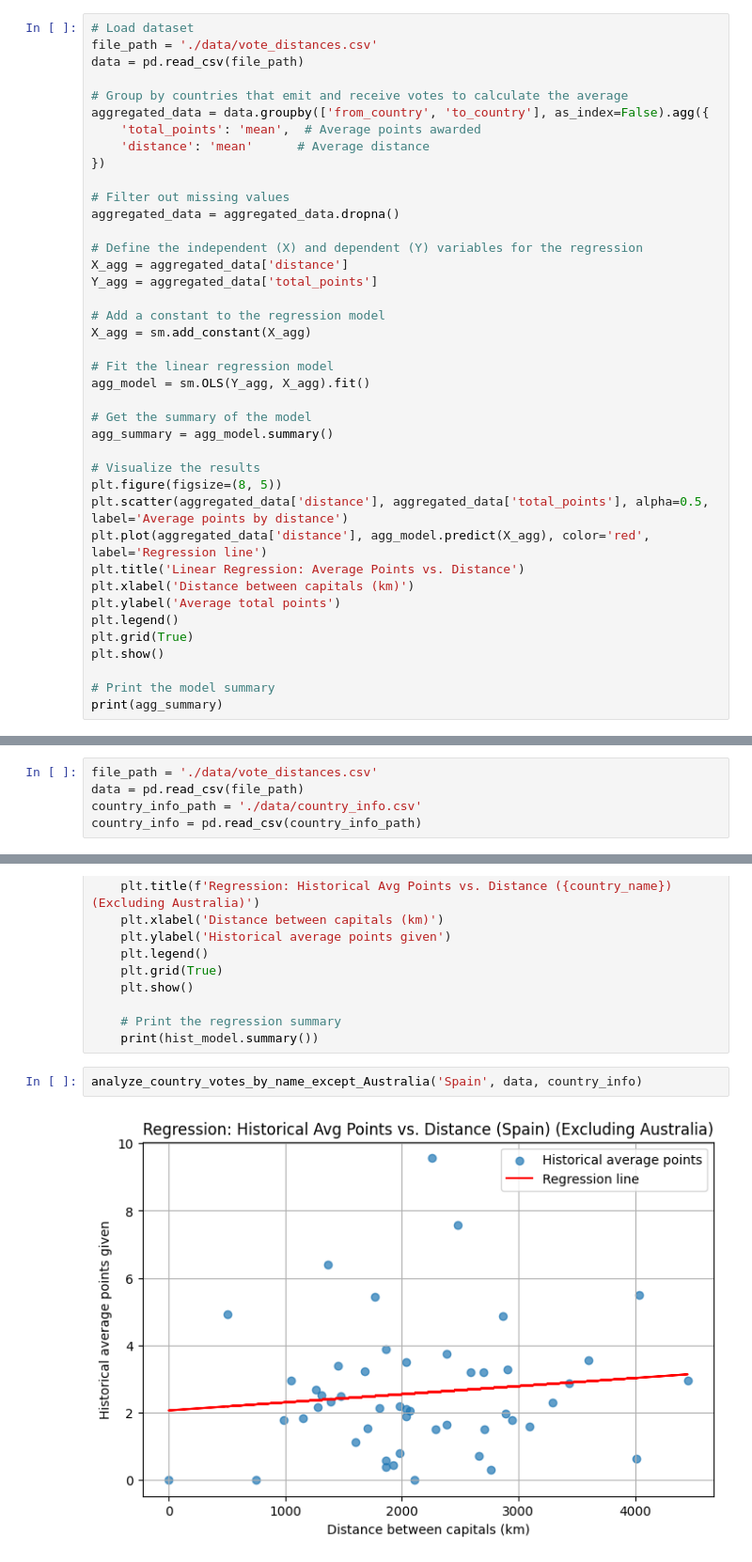
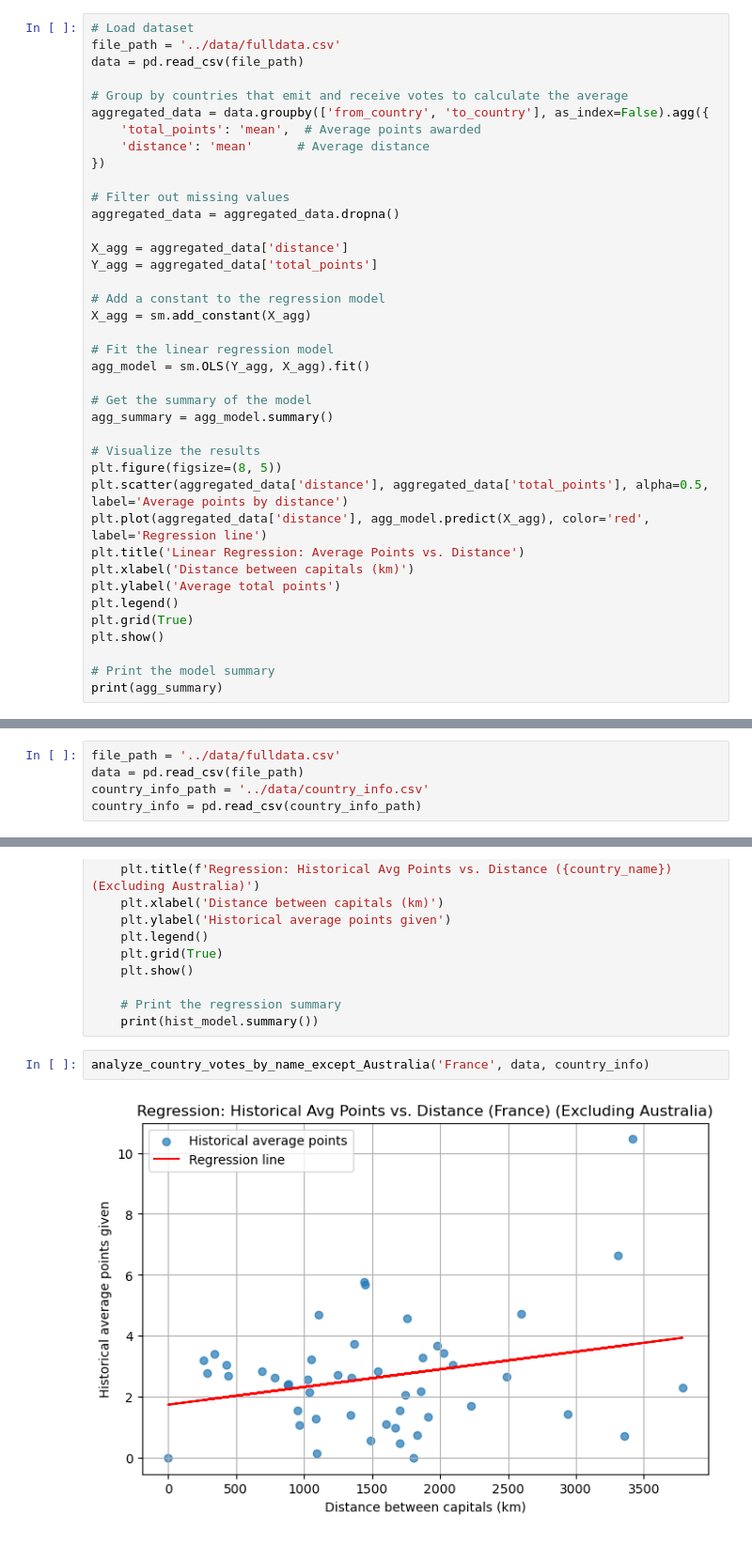
Before and after one commit to kluedemann/eurovision-voting-analysis, a Jupyter notebook: src/linear_regression.ipynb, the cells around one changed output, grey strips where cells are left out. Shown at 94% size. Saved outputs shown, nothing was run; the diff lists cells and outputs as text.

```diff
--- a/src/linear_regression.ipynb
+++ b/src/linear_regression.ipynb
@@ -4,7 +4,7 @@ import statsmodels.api as sm
 import matplotlib.pyplot as plt
 # %%
 # Load dataset
-file_path = './data/vote_distances.csv'
+file_path = '../data/fulldata.csv'
 data = pd.read_csv(file_path)
 
 # Group by countries that emit and receive votes to calculate the average
@@ -16,7 +16,6 @@ aggregated_data = data.groupby(['from_country', 'to_country'], as_index=False).a
 # Filter out missing values
 aggregated_data = aggregated_data.dropna()
 
-# Define the independent (X) and dependent (Y) variables for the regression
 X_agg = aggregated_data['distance']
 Y_agg = aggregated_data['total_points']
 
@@ -63,8 +62,8 @@ Notes:
 strong multicollinearity or other numerical problems.
 # %%
-file_path = './data/vote_distances.csv'
+file_path = '../data/fulldata.csv'
 data = pd.read_csv(file_path)
-country_info_path = './data/country_info.csv'
+country_info_path = '../data/country_info.csv'
 country_info = pd.read_csv(country_info_path)
 # %%
 def analyze_country_votes_by_name(country_name, data, country_info):
@@ -224,8 +223,8 @@ def analyze_country_votes_by_name_except_Australia(country_name, data, country_i
     # Print the regression summary
     print(hist_model.summary())
 # %%
-analyze_country_votes_by_name_except_Australia('Spain', data, country_info)
+analyze_country_votes_by_name_except_Australia('France', data, country_info)
 # %% [output]
-[figure, old version]
+[figure, new version]
                             OLS Regression Results
 ==============================================================================
```
Also changed, not shown: parts of 5 cells of this notebook, 1 other file.
